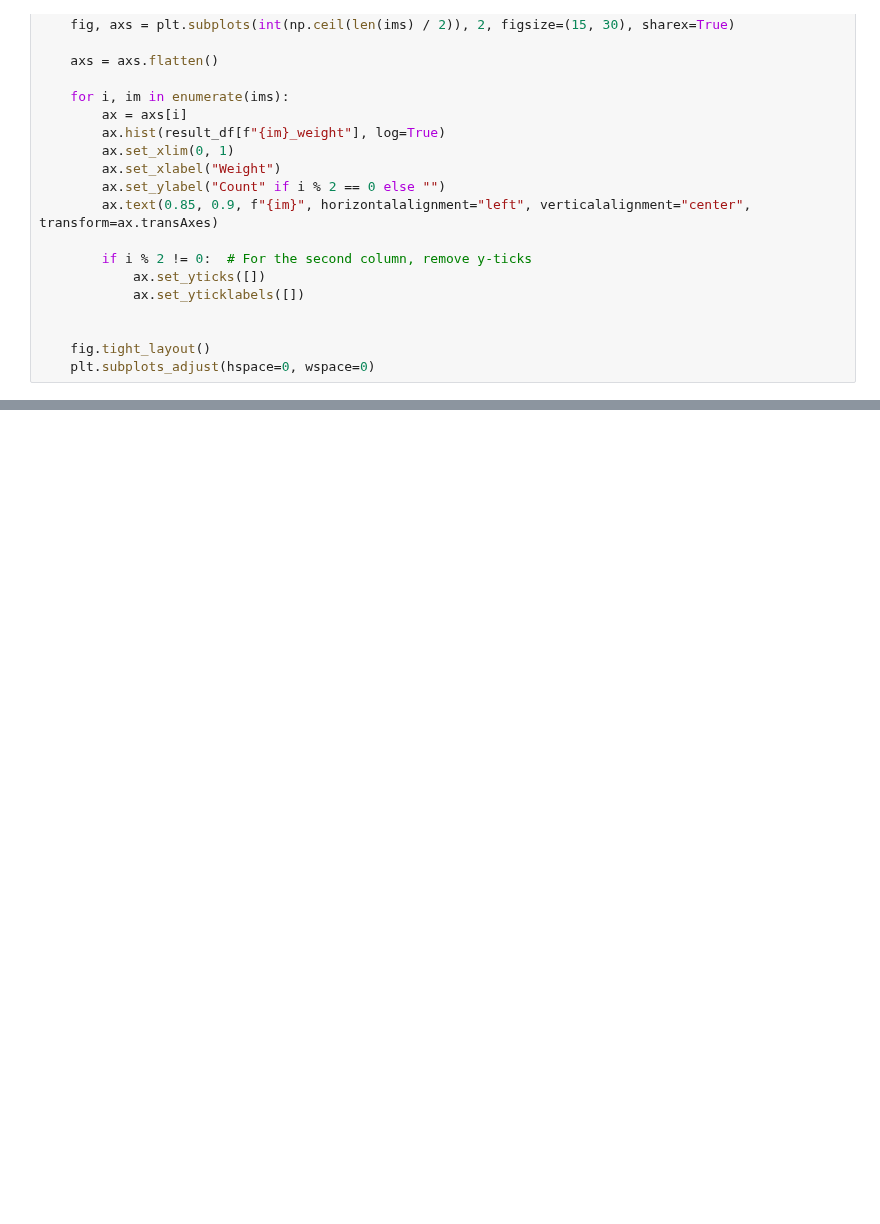
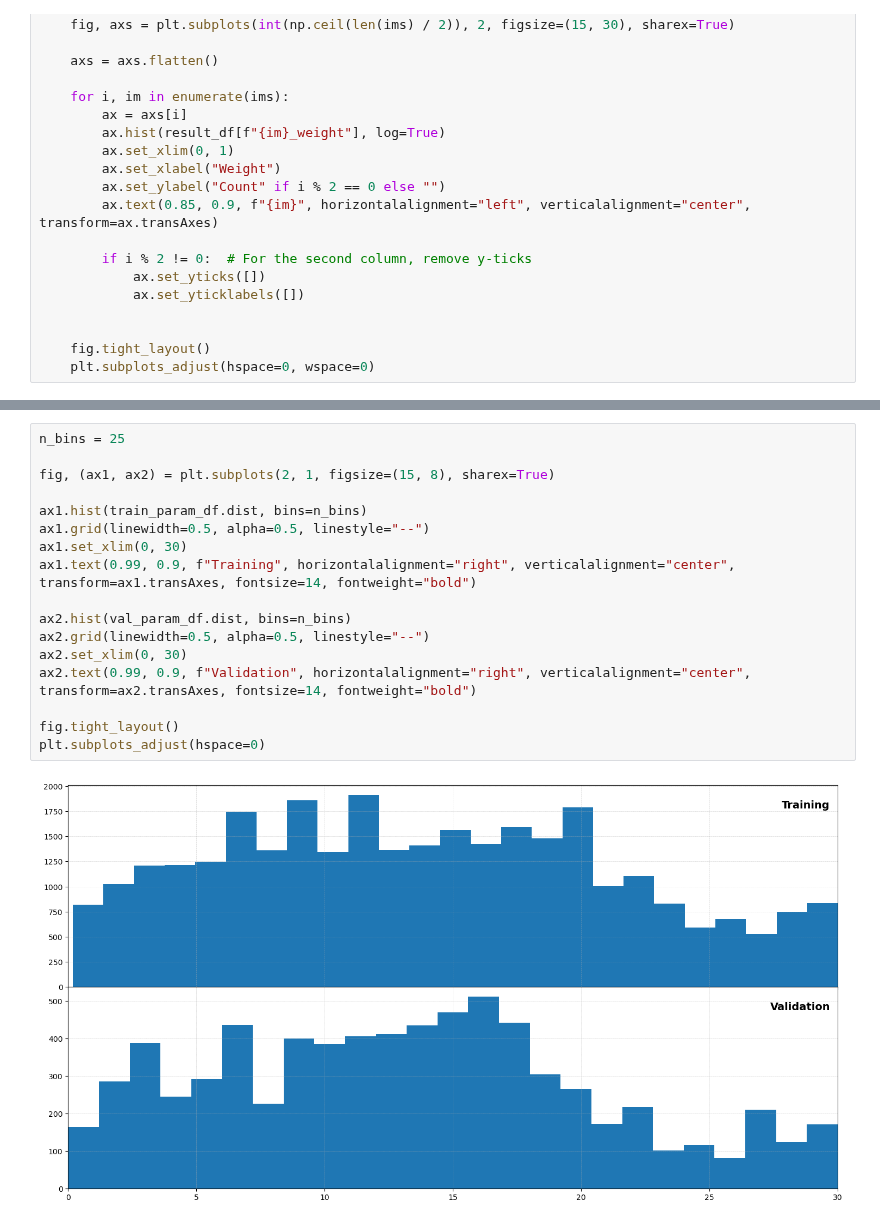
Before and after one commit to claudio525/post_event_gm_gnn, a Jupyter notebook: sim_ranking/explore/weight_model.ipynb, the cells around one changed output, grey strips where cells are left out. Cells and saved outputs as stored; diff of their text form; blank space fills up the shorter version.

```diff
--- a/sim_ranking/explore/weight_model.ipynb
+++ b/sim_ranking/explore/weight_model.ipynb
@@ -231,0 +244,19 @@ plt.subplots_adjust(hspace=0)
+# %%
+n_bins = 25
+
+fig, (ax1, ax2) = plt.subplots(2, 1, figsize=(15, 8), sharex=True)
+
+ax1.hist(train_param_df.dist, bins=n_bins)
+ax1.grid(linewidth=0.5, alpha=0.5, linestyle="--")
+ax1.set_xlim(0, 30)
+ax1.text(0.99, 0.9, f"Training", horizontalalignment="right", verticalalignment="center", transform=ax1.transAxes, fontsize=14, fontweight="bold")
+
+ax2.hist(val_param_df.dist, bins=n_bins)
+ax2.grid(linewidth=0.5, alpha=0.5, linestyle="--")
+ax2.set_xlim(0, 30)
+ax2.text(0.99, 0.9, f"Validation", horizontalalignment="right", verticalalignment="center", transform=ax2.transAxes, fontsize=14, fontweight="bold")
+
+fig.tight_layout()
+plt.subplots_adjust(hspace=0)
+# %% [output]
+[figure, added]
```
Also changed, not shown: parts of 5 cells of this notebook, 2 other files.
